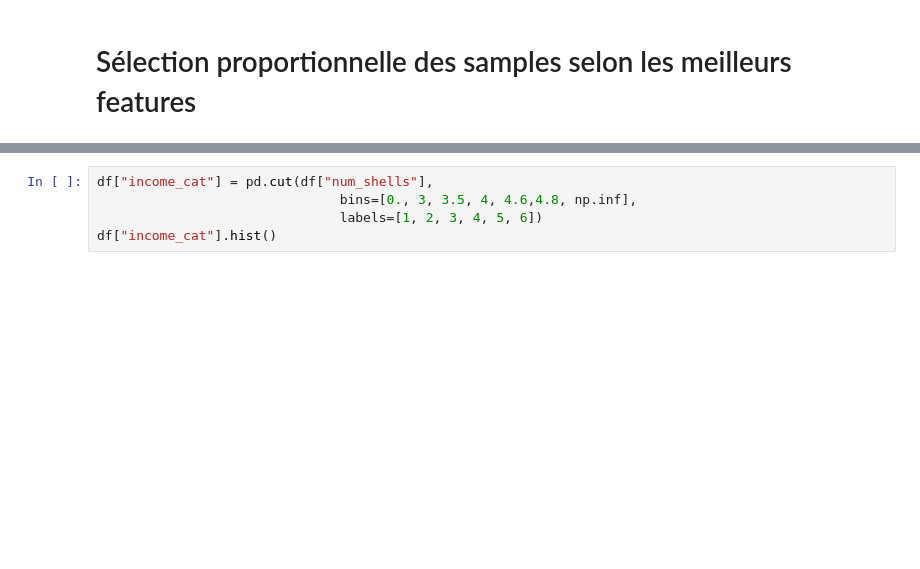
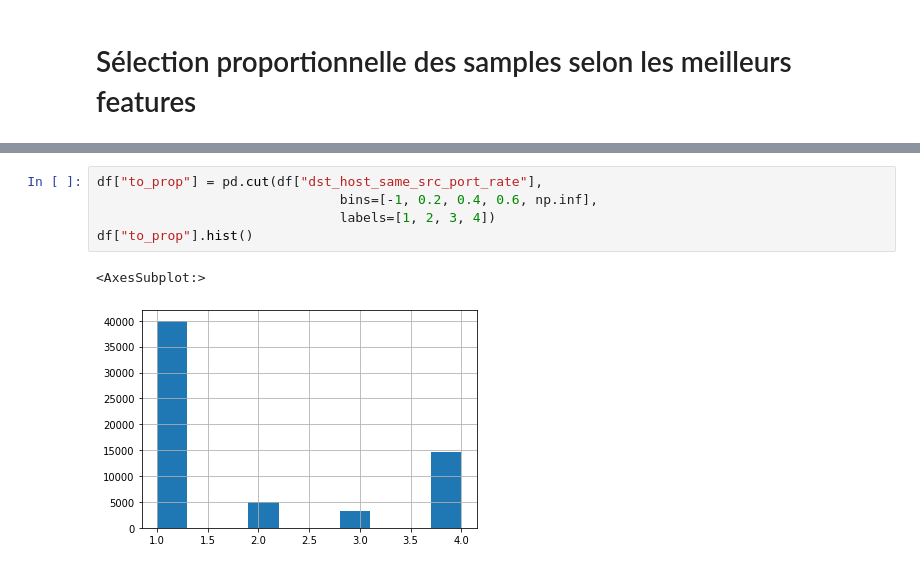
Before and after one commit to Bilou75019/KDD-project, a Jupyter notebook: Projet.ipynb, the cells around one changed output, grey strips where cells are left out. Drawn from its saved outputs; the diff is of its cells as text; blank space fills up the shorter version.

```diff
--- a/Projet.ipynb
+++ b/Projet.ipynb
@@ -80,5 +115,8 @@ plt.show()
 # %%
-df["income_cat"] = pd.cut(df["num_shells"],
-                               bins=[0., 3, 3.5, 4, 4.6,4.8, np.inf],
-                               labels=[1, 2, 3, 4, 5, 6])
-df["income_cat"].hist()
+df["to_prop"] = pd.cut(df["dst_host_same_src_port_rate"],
+                               bins=[-1, 0.2, 0.4, 0.6, np.inf],
+                               labels=[1, 2, 3, 4])
+df["to_prop"].hist()
+# %% [output]
+<AxesSubplot:>
+[figure, added]
```
Also changed, not shown: parts of 33 cells of this notebook.
